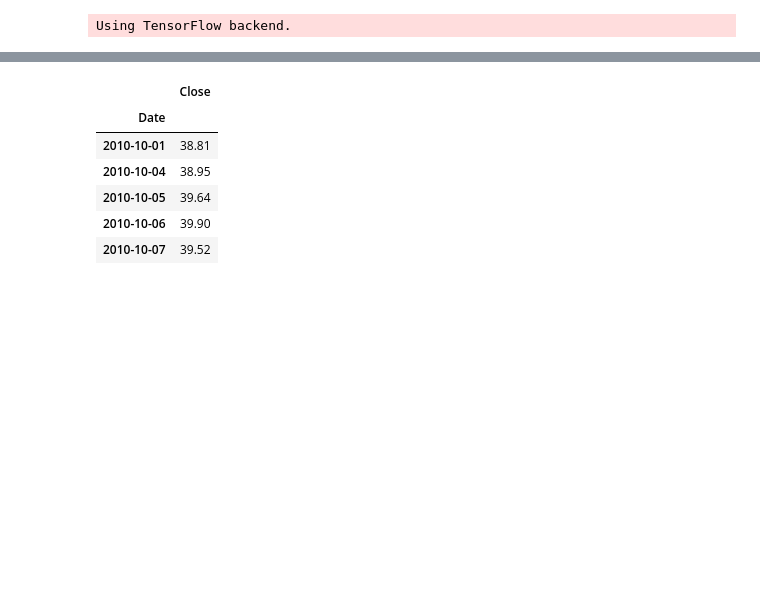
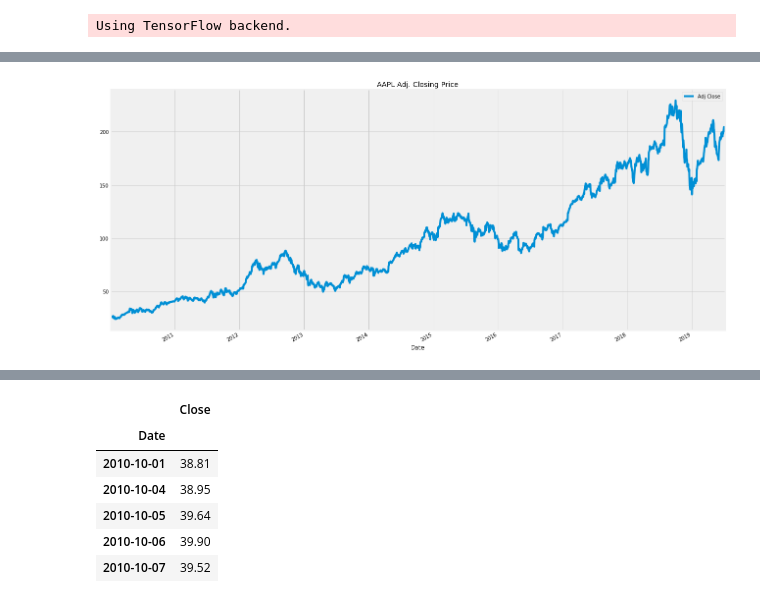
Before and after one commit to deottoni/Machine_Learning_Finance, a Jupyter notebook: predictions_models_and_portfolios._final - jpmc.ipynb, the cells around one changed output, grey strips where cells are left out. Drawn from its saved outputs; the diff is of its cells as text; code cells hidden in the pictures; blank space fills up the shorter version.

```diff
--- a/predictions_models_and_portfolios._final - jpmc.ipynb
+++ b/predictions_models_and_portfolios._final - jpmc.ipynb
@@ -57,0 +82,7 @@ Using TensorFlow backend.
+# %%
+apple = pdr.get_data_yahoo("AAPL", start=start, end=end)['Adj Close']
+df_apple=pd.DataFrame(apple)
+df_apple.plot(title='AAPL Adj. Closing Price',figsize=(20,10))
+plt.savefig("images/APPL_actual.png")
+# %% [output]
+[figure, added]
```
Also changed, not shown: parts of 40 cells of this notebook, 37 other files.
